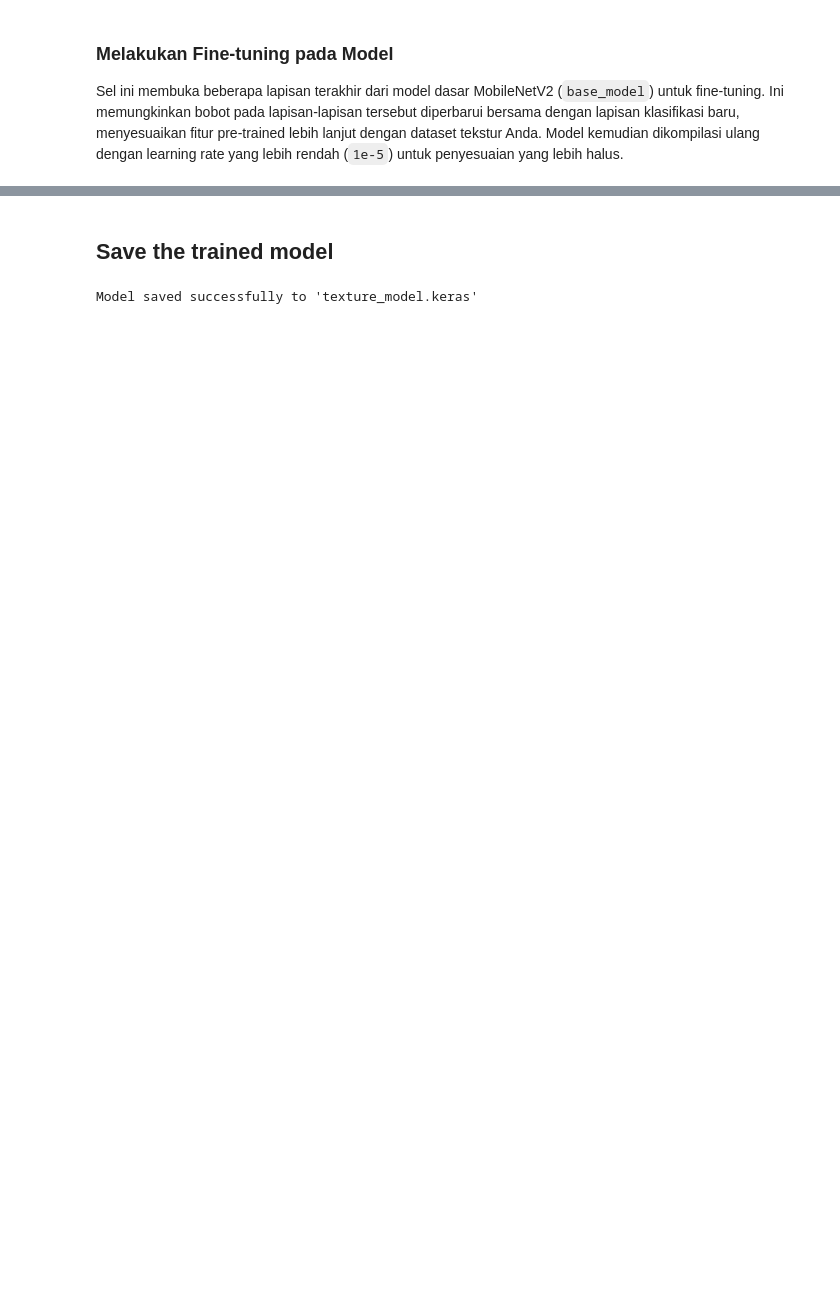
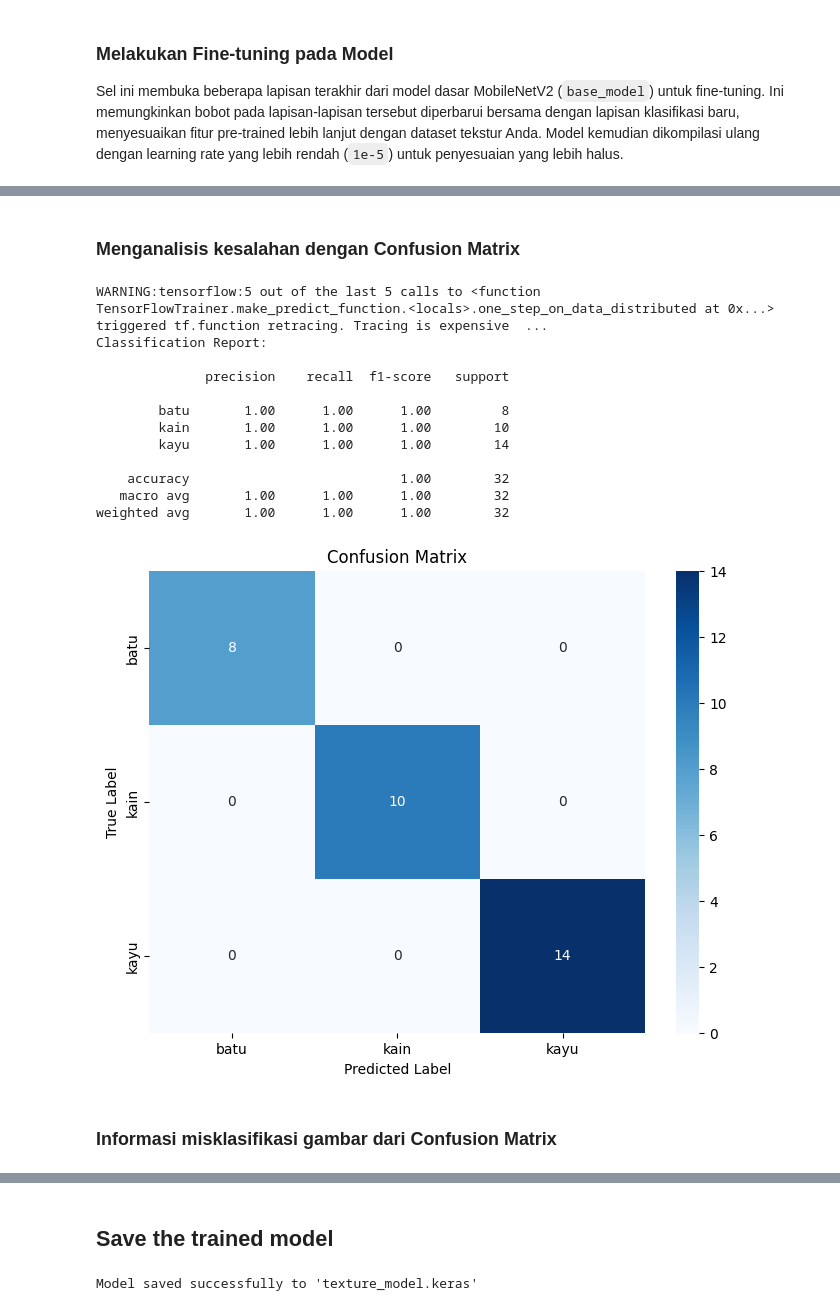
Before and after one commit to prmnaa30/pengenalan-tekstur, a Jupyter notebook: Pengenalan_Tekstur_(Batu,_Kain_dan_Kayu).ipynb, the cells around one changed output, grey strips where cells are left out. Cells and saved outputs as stored; diff of their text form; code cells hidden in the pictures; blank space fills up the shorter version.

```diff
--- a/Pengenalan_Tekstur_(Batu,_Kain_dan_Kayu).ipynb
+++ b/Pengenalan_Tekstur_(Batu,_Kain_dan_Kayu).ipynb
@@ -265,0 +129,8 @@ Epoch 10/10
+# %%
+data_augmentation = tf.keras.Sequential([
+    tf.keras.layers.RandomFlip("horizontal_and_vertical"),
+    tf.keras.layers.RandomRotation(0.3),
+    tf.keras.layers.RandomZoom(0.2),
+    tf.keras.layers.RandomContrast(0.2),
+    tf.keras.layers.RandomBrightness(0.2),
+], name="data_augmentation")
@@ -544,0 +352,40 @@ Image: /mnt/g/My Drive/college/Smt4/PCP/DatasetTekstur/batu/13.jpg, True Label:
+# %% [markdown]
+### Menganalisis kesalahan dengan Confusion Matrix
+# %%
+# Dapatkan prediksi dan label asli dari set test
+y_pred = []
+y_true = []
+for image_batch, label_batch in test_ds:
+   y_true.extend(label_batch.numpy())
+   preds = model.predict(image_batch, verbose=0)
+   y_pred.extend(np.argmax(preds, axis=-1))
+
+# Tampilkan Classification Report
+print("Classification Report:\n")
+print(classification_report(y_true, y_pred, target_names=CLASSES))
+
+# Buat dan tampilkan Confusion Matrix
+cm = confusion_matrix(y_true, y_pred)
+plt.figure(figsize=(8, 6))
+sns.heatmap(cm, annot=True, fmt='d', cmap='Blues',
+            xticklabels=CLASSES, yticklabels=CLASSES)
+plt.xlabel('Predicted Label')
+plt.ylabel('True Label')
+plt.title('Confusion Matrix')
+plt.show()
+# %% [output]
+WARNING:tensorflow:5 out of the last 5 calls to <function TensorFlowTrainer.make_predict_function.<locals>.one_step_on_data_distributed at 0x...> triggered tf.function retracing. Tracing is expensive  ...
+Classification Report:
+
+              precision    recall  f1-score   support
+
+        batu       1.00      1.00      1.00         8
+        kain       1.00      1.00      1.00        10
+        kayu       1.00      1.00      1.00        14
+
+    accuracy                           1.00        32
+   macro avg       1.00      1.00      1.00        32
+weighted avg       1.00      1.00      1.00        32
+[figure, added]
+# %% [markdown]
+### Informasi misklasifikasi gambar dari Confusion Matrix
```
Also changed, not shown: parts of 47 cells of this notebook, 5 other files.
